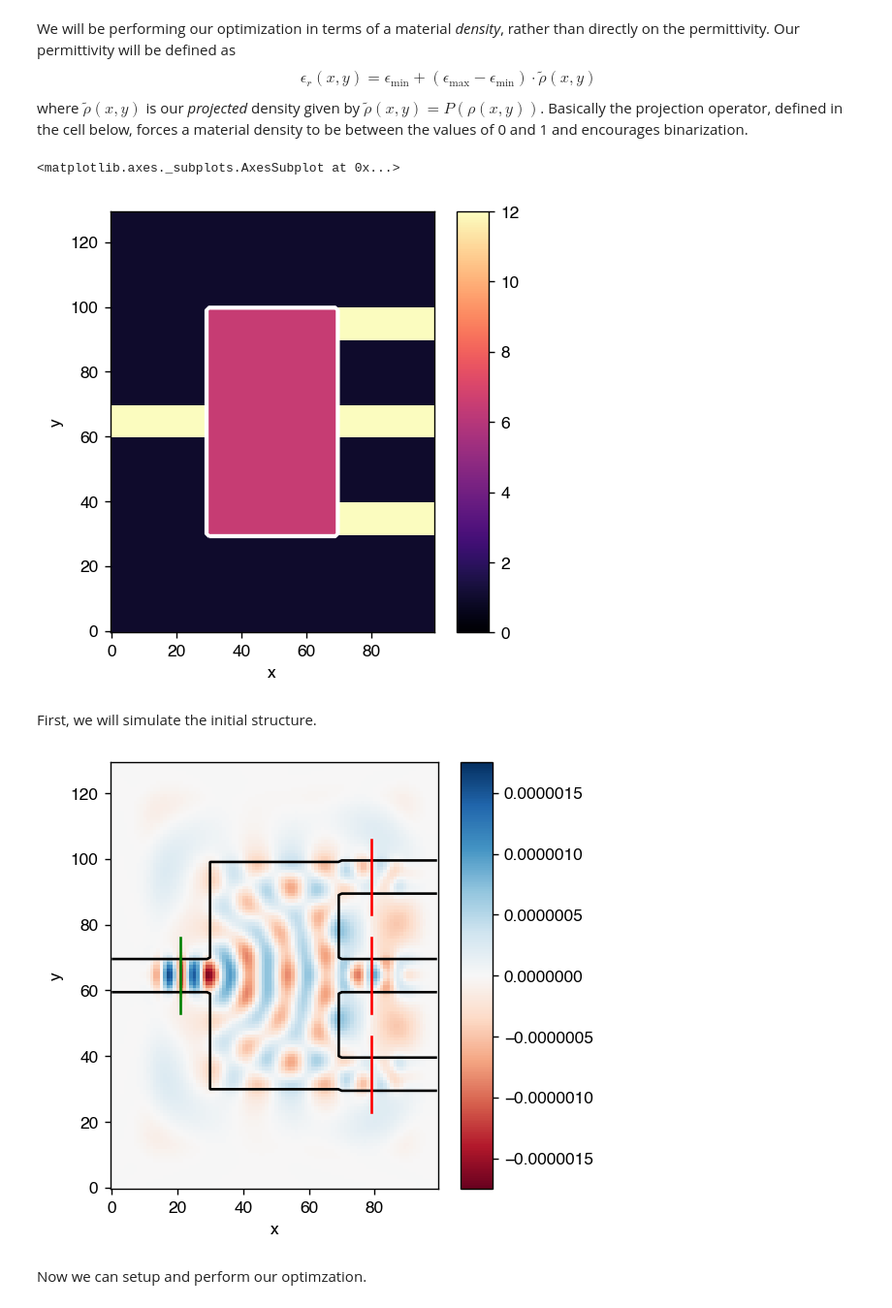
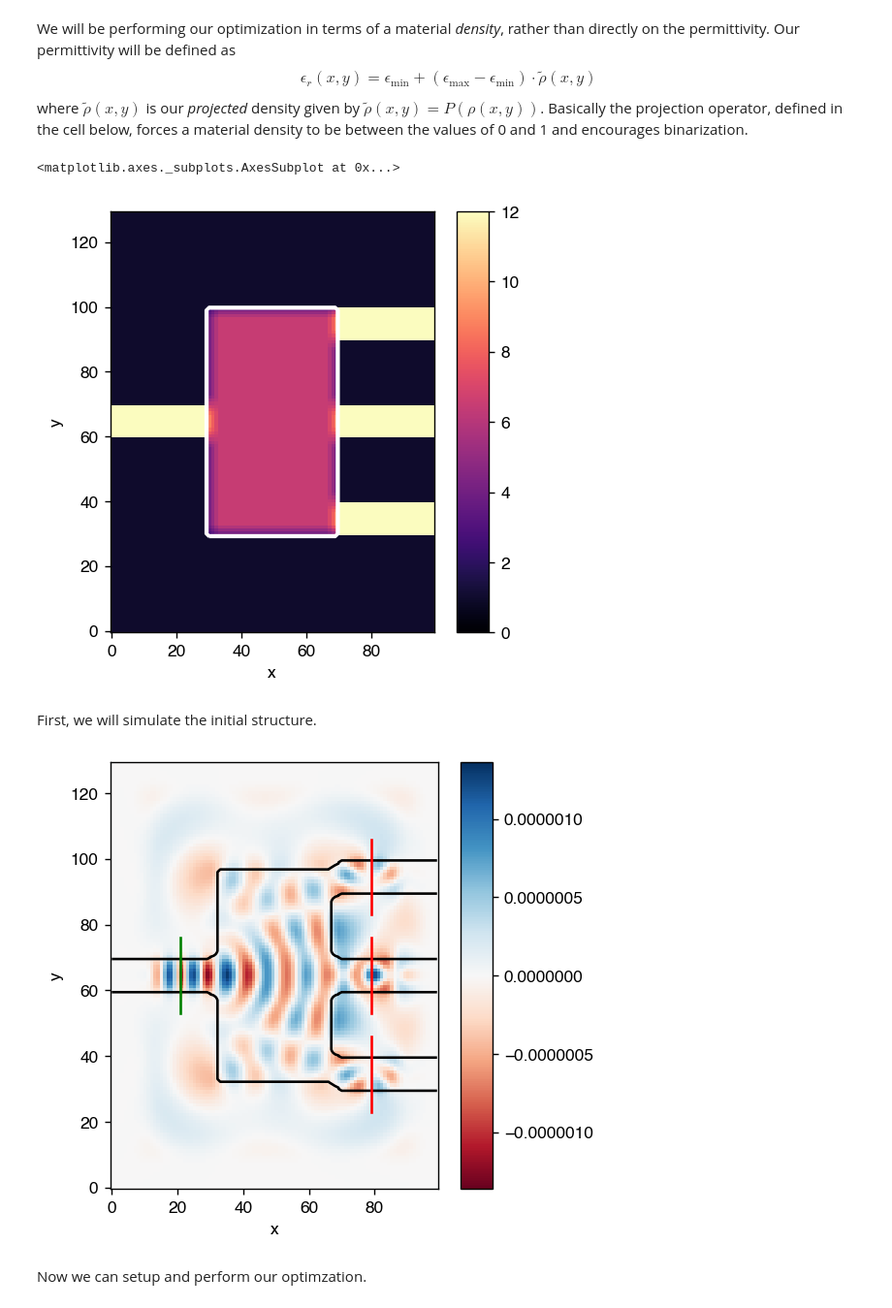
Before and after one commit to fancompute/workshop-invdesign, a Jupyter notebook: Inverse_Design_Example.ipynb, the cells around one changed output. Shown at 97% size. Cells and saved outputs as stored; diff of their text form; code cells hidden in the pictures.

Commit message:
Added conv filter to the density

```diff
--- a/Inverse_Design_Example.ipynb
+++ b/Inverse_Design_Example.ipynb
@@ -112,8 +115,7 @@ import collections
 Slice = collections.namedtuple('Slice', 'x y')
 
 def init_domain(Nx, Ny, Npml, space=10, wg_width=10, space_slice=5):
-    rho_bg = np.zeros((Nx, Ny))
-    rho_opt_init = np.zeros((Nx, Ny))
+    rho = np.zeros((Nx, Ny))
     design_region = np.zeros((Nx, Ny))
 
     # Input probe slice
@@ -121,24 +123,24 @@ def init_domain(Nx, Ny, Npml, space=10, wg_width=10, space_slice=5):
 
     output_slices = []
     # Input waveguide
-    rho_bg[0:int(Npml+space),int(Ny/2-wg_width/2):int(Ny/2+wg_width/2)] = 1
+    rho[0:int(Npml+space),int(Ny/2-wg_width/2):int(Ny/2+wg_width/2)] = 1
 
     # Output waveguide 1
-    rho_bg[int(Nx-Npml-space)::,int(Npml+space):int(Npml+space+wg_width)] = 1
+    rho[int(Nx-Npml-space)::,int(Npml+space):int(Npml+space+wg_width)] = 1
     output_slices.append(Slice(x=np.array(Nx-Npml-1), y=np.arange(int(Npml+space-space_slice), int(Npml+space+wg_width+space_slice))))
 
     # Output waveguide 2
-    rho_bg[int(Nx-Npml-space)::,int(Ny/2-wg_width/2):int(Ny/2+wg_width/2)] = 1
+    rho[int(Nx-Npml-space)::,int(Ny/2-wg_width/2):int(Ny/2+wg_width/2)] = 1
     output_slices.append(Slice(x=np.array(Nx-Npml-1), y=np.arange(int(Ny/2-wg_width/2-space_slice), int(Ny/2+wg_width/2+space_slice))))
 
     # Output waveguide 3
-    rho_bg[int(Nx-Npml-space)::,int(Ny-Npml-space-wg_width):int(Ny-Npml-space)] = 1
+    rho[int(Nx-Npml-space)::,int(Ny-Npml-space-wg_width):int(Ny-Npml-space)] = 1
     output_slices.append(Slice(x=np.array(Nx-Npml-1), y=np.arange(int(Ny-Npml-space-wg_width-space_slice), int(Ny-Npml-space+space_slice))))
 
     design_region[Npml+space:Nx-Npml-space, Npml+space:Ny-Npml-space] = 1
-    rho_opt_init[Npml+space:Nx-Npml-space, Npml+space:Ny-Npml-space] = 0.5
+    rho[Npml+space:Nx-Npml-space, Npml+space:Ny-Npml-space] = 0.5
 
-    return rho_bg, rho_opt_init, design_region, input_slice, output_slices
+    return rho, design_region, input_slice, output_slices
 # %% [markdown]
 We will be performing our optimization in terms of a material *density*, rather than directly on the permittivity. Our permittivity will be defined as
 \begin{equation*}
@@ -153,3 +150,21 @@ def project(rho, eta=0.5, beta=100):
+# %%
+def operator_proj(rho, eta=0.5, beta=100):
+    """Density projection operator
+    """
+    return npa.divide(npa.tanh(beta * eta) + npa.tanh(beta * (rho - eta)), npa.tanh(beta * eta) + npa.tanh(beta * (1 - eta)))
+
+def operator_blur(rho, radius=2):
+    rr, cc = circle(radius, radius, radius+1)
+    kernel = np.zeros((2*radius+1, 2*radius+1), dtype=np.float)
+    kernel[rr, cc] = 1
+    kernel=kernel/kernel.sum()
+    # For whatever reason HIPS autograd doesn't support 'same' mode, so we need to manually crop the output
+    return conv(rho, kernel, mode='full')[radius:-radius,radius:-radius]
+
+def make_rho(rho, design_region, radius=2):
+    lpf_rho = operator_blur(rho, radius=radius) * design_region
+    bg_rho = rho * (design_region==0).astype(np.float)
+    return bg_rho + lpf_rho
 # %%
 omega = 2 * np.pi * 200e12 # Angular frequency at 200 THz
 dx = 50e-9
@@ -160,13 +175,19 @@ Npml = 20
 
 epsr_min = 1.0
 epsr_max = 12.0
+
+# Binarization parameters
+blur_radius = 3
+beta = 100
+eta = 0.5
 # %%
-rho_bg, rho_opt_init, design_region, input_slice, output_slices = init_domain(Nx, Ny, Npml, space=10, wg_width=10, space_slice=7)
-epsr = epsr_min + (epsr_max-epsr_min)*(rho_bg + rho_opt_init)
+rho_init, design_region, input_slice, output_slices = init_domain(Nx, Ny, Npml, space=10, wg_width=10, space_slice=7)
+
+epsr = epsr_min + (epsr_max-epsr_min) * make_rho(rho_init, design_region, radius=blur_radius)
 plot_abs(epsr, outline=design_region)
 # %% [output]
 <matplotlib.axes._subplots.AxesSubplot at 0x...>
-[figure, old version]
+[figure, new version]
 # %%
 source = np.zeros((Nx, Ny), dtype=np.complex)
 
@@ -185,15 +206,14 @@ for output_slice in output_slices:
 # %% [markdown]
 First, we will simulate the initial structure.
 # %%
-epsr = epsr_min + (epsr_max-epsr_min)*(rho_bg + rho_opt_init)
 simulation = fdfd_ez(omega, dx, epsr, [Npml, Npml])
 Hx, Hy, Ez = simulation.solve(source)
 ax=plot_re(Ez, outline=epsr)
 ax.plot(input_slice.x*np.ones(len(input_slice.y)), input_slice.y, 'g-')
 for output_slice in output_slices:
     ax.plot(output_slice.x*np.ones(len(output_slice.y)), output_slice.y, 'r-')
 # %% [output]
-[figure, old version]
+[figure, new version]
 # %% [markdown]
 Now we can setup and perform our optimzation.
 # %%
```
Also changed, not shown: parts of 6 cells of this notebook.
